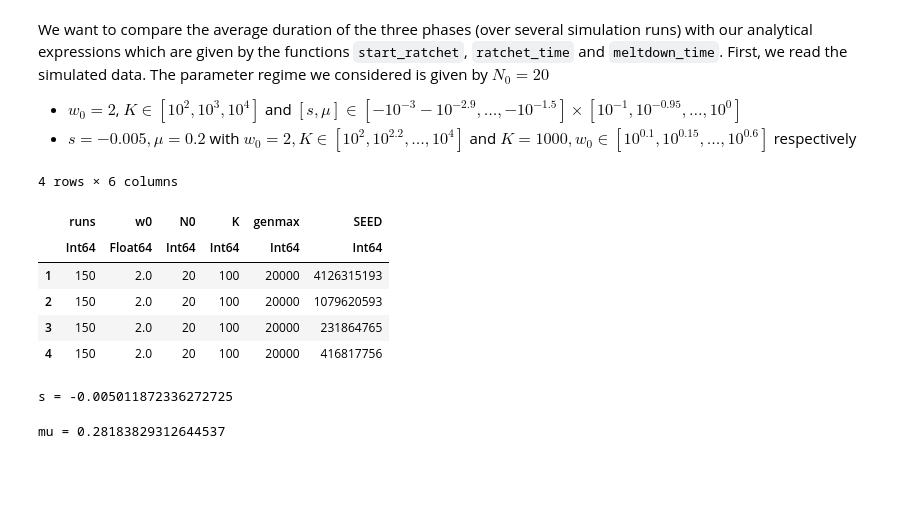
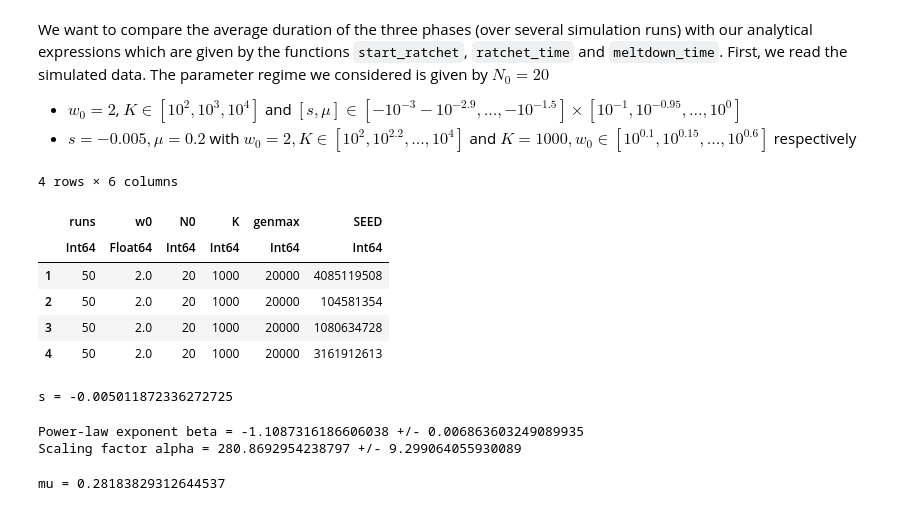
Before and after one commit to LucyL-J/Time-to-mutational-meltdown, a Jupyter notebook: Computational_analysis.ipynb, the cells around one changed output. Saved outputs shown, nothing was run; the diff lists cells and outputs as text; code cells hidden in the pictures; blank space fills up the shorter version.

Commit message:
Numerical estimation of the power law between extinction time and mutation rate

```diff
--- a/Computational_analysis.ipynb
+++ b/Computational_analysis.ipynb
@@ -174,40 +174,40 @@ We want to compare the average duration of the three phases (over several simula
 # %%
 # which_K = 1,2,3 corresponds to K = 10^2, 10^3, 10^4
 
-which_K = 1
+which_K = 2
 if which_K == 1
     equilibration_time_mean = DataFrame(CSV.File("data/equilibration_time_mean_K100_41263151931079620593231864765416817756"))
     ratchet_time_mean = DataFrame(CSV.File("data/ratchet_time_mean_K100_41263151931079620593231864765416817756"))
     meltdown_time_mean = DataFrame(CSV.File("data/meltdown_time_mean_K100_41263151931079620593231864765416817756"))
     equilibration_time_var = DataFrame(CSV.File("data/equilibration_time_var_K100_41263151931079620593231864765416817756"))
     ratchet_time_var = DataFrame(CSV.File("data/ratchet_time_var_K100_41263151931079620593231864765416817756"))
     meltdown_time_var = DataFrame(CSV.File("data/meltdown_time_var_K100_41263151931079620593231864765416817756"))
     parameters = DataFrame(CSV.File("data/times_phases_parameters_K100_41263151931079620593231864765416817756"))
 elseif which_K == 2
     equilibration_time_mean = DataFrame(CSV.File("data/equilibration_time_mean_K1000_408511950810458135410806347283161912613"))
     ratchet_time_mean = DataFrame(CSV.File("data/ratchet_time_mean_K1000_408511950810458135410806347283161912613"))
     meltdown_time_mean = DataFrame(CSV.File("data/meltdown_time_mean_K1000_408511950810458135410806347283161912613"))
     equilibration_time_var = DataFrame(CSV.File("data/equilibration_time_var_K1000_408511950810458135410806347283161912613"))
     ratchet_time_var = DataFrame(CSV.File("data/ratchet_time_var_K1000_408511950810458135410806347283161912613"))
     meltdown_time_var = DataFrame(CSV.File("data/meltdown_time_var_K1000_408511950810458135410806347283161912613"))
     parameters = DataFrame(CSV.File("data/times_phases_parameters_K1000_408511950810458135410806347283161912613"))
 elseif which_K == 3
     equilibration_time_mean = DataFrame(CSV.File("data/equilibration_time_mean_K10000_399155121639959885414695084793876067713"))
     ratchet_time_mean = DataFrame(CSV.File("data/ratchet_time_mean_K10000_399155121639959885414695084793876067713"))
     meltdown_time_mean = DataFrame(CSV.File("data/meltdown_time_mean_K10000_399155121639959885414695084793876067713"))
     equilibration_time_var = DataFrame(CSV.File("data/equilibration_time_var_K10000_399155121639959885414695084793876067713"))
     ratchet_time_var = DataFrame(CSV.File("data/ratchet_time_var_K10000_399155121639959885414695084793876067713"))
     meltdown_time_var = DataFrame(CSV.File("data/meltdown_time_var_K10000_399155121639959885414695084793876067713"))
     parameters = DataFrame(CSV.File("data/times_phases_parameters_K10000_399155121639959885414695084793876067713"))
 end
 # %% [output]
 4 rows × 6 columns
 |  | runs | w0 | N0 | K | genmax | SEED |
 |  | Int64 | Float64 | Int64 | Int64 | Int64 | Int64 |
-| 1 | 150 | 2.0 | 20 | 100 | 20000 | 4126315193 |
-| 2 | 150 | 2.0 | 20 | 100 | 20000 | 1079620593 |
-| 3 | 150 | 2.0 | 20 | 100 | 20000 | 231864765 |
-| 4 | 150 | 2.0 | 20 | 100 | 20000 | 416817756 |
+| 1 | 50 | 2.0 | 20 | 1000 | 20000 | 4085119508 |
+| 2 | 50 | 2.0 | 20 | 1000 | 20000 | 104581354 |
+| 3 | 50 | 2.0 | 20 | 1000 | 20000 | 1080634728 |
+| 4 | 50 | 2.0 | 20 | 1000 | 20000 | 3161912613 |
 # %%
 K = parameters.K[1]
 w0 = parameters.w0[1]
@@ -236,3 +236,16 @@ scatter!(mu_range, reverse(meltdown_time_mean[:,which_s].+ratchet_time_mean[:,wh
 scatter!(mu_range, reverse(ratchet_time_mean[:,which_s].+equilibration_time_mean[:,which_s]), yerror=reverse((ratchet_time_var[:,which_s].+equilibration_time_var[:,which_s]).^0.5), lab="Ratchet phase", c=:red)
 scatter!(mu_range, reverse(equilibration_time_mean[:,which_s]), yerror=reverse(equilibration_time_var[:,which_s].^0.5), lab="Pre-ratchet", c=:green)
 #savefig("plots/phases_log_mu_s$(-s).pdf")
+# %%
+which_s = 8
+TE_log = log10.(reverse(meltdown_time_mean[:,which_s].+ratchet_time_mean[:,which_s].+equilibration_time_mean[:,which_s]))
+mu_log = log10.(mu_range)
+data = DataFrame(M=mu_log, T=TE_log)
+ols = lm(@formula(T~M), data)
+println("Power-law exponent beta = $(coef(ols)[2]) +/- $(stderror(ols)[2])")
+println("Scaling factor alpha = $(10^coef(ols)[1]) +/- $(10^mean(TE_log)*log(10)*(stderror(ols)[1]))")
+plot(mu_range, x->10^coef(ols)[1]*x^coef(ols)[2], xscale=:log10, yscale=:log10, lab="Linear fit", title="Power law between mutation rate and extinction time")
+scatter!(mu_range, reverse(meltdown_time_mean[:,which_s].+ratchet_time_mean[:,which_s].+equilibration_time_mean[:,which_s]), lab="Simulation data", xlab="Mutation rate", ylab="Mean extinction time")
+# %% [output]
+Power-law exponent beta = -1.1087316186606038 +/- 0.006863603249089935
+Scaling factor alpha = 280.8692954238797 +/- 9.299064055930089
```
Also changed, not shown: parts of 5 cells of this notebook, 3 other files.
